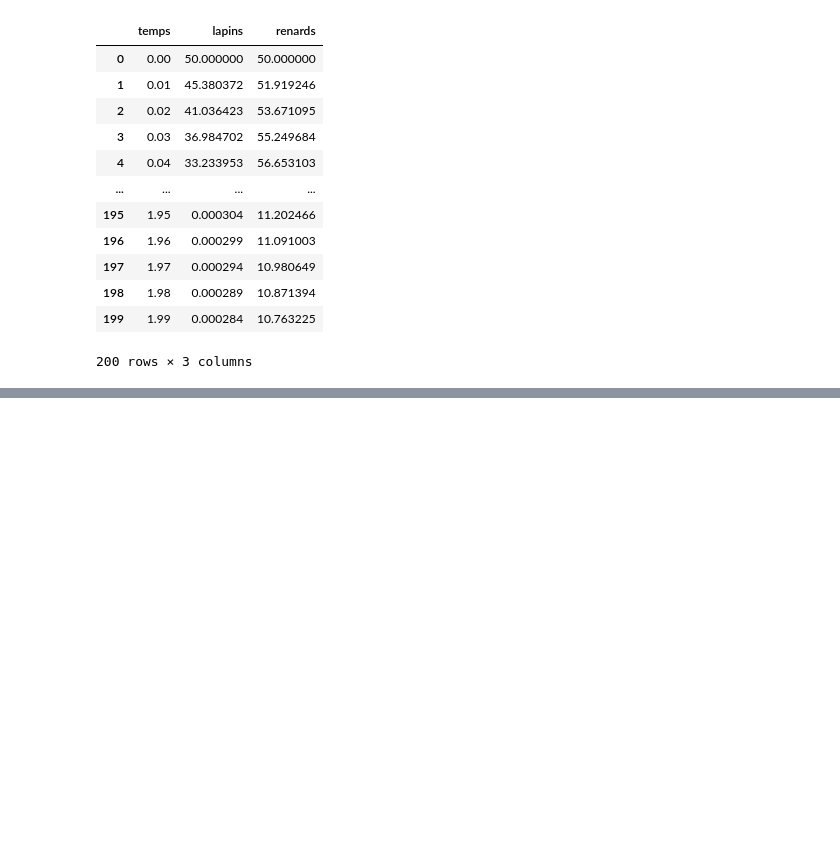
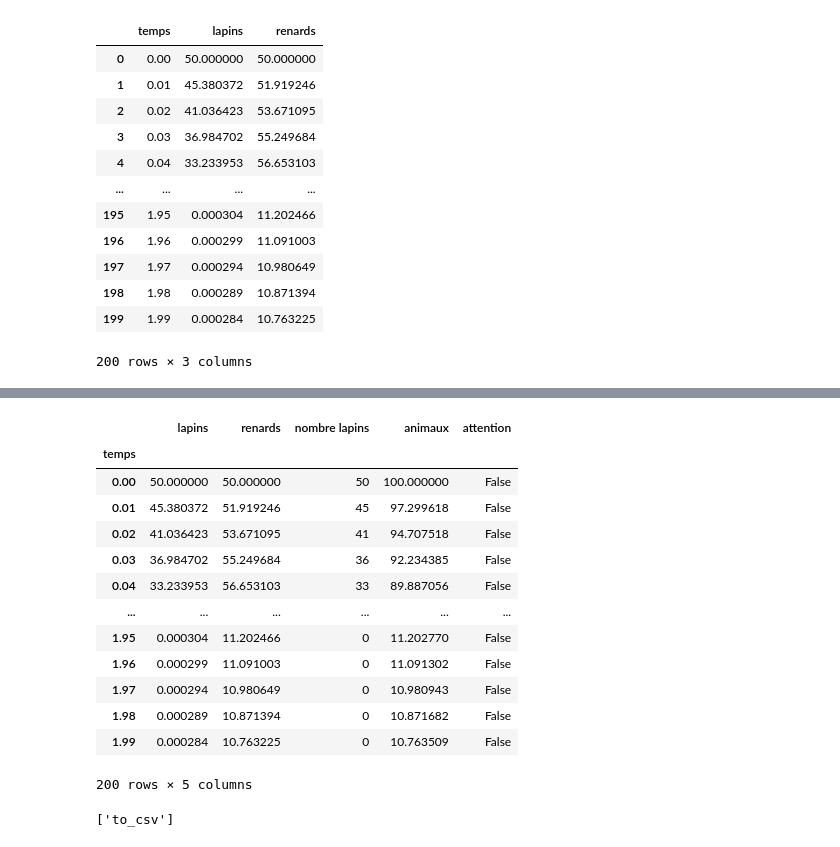
Before and after one commit to boisgera/data-sandbox, a Jupyter notebook: demo.ipynb, the cells around one changed output, grey strips where cells are left out. Cells and saved outputs as stored; diff of their text form; code cells hidden in the pictures; blank space fills up the shorter version.

```diff
--- a/demo.ipynb
+++ b/demo.ipynb
@@ -329,0 +446,21 @@ df
+# %%
+df.set_index("temps")
+# %% [output]
+|  | lapins | renards | nombre lapins | animaux | attention |
+| temps |  |  |  |  |  |
+| 0.00 | 50.000000 | 50.000000 | 50 | 100.000000 | False |
+| 0.01 | 45.380372 | 51.919246 | 45 | 97.299618 | False |
+| 0.02 | 41.036423 | 53.671095 | 41 | 94.707518 | False |
+| 0.03 | 36.984702 | 55.249684 | 36 | 92.234385 | False |
+| 0.04 | 33.233953 | 56.653103 | 33 | 89.887056 | False |
+| ... | ... | ... | ... | ... | ... |
+| 1.95 | 0.000304 | 11.202466 | 0 | 11.202770 | False |
+| 1.96 | 0.000299 | 11.091003 | 0 | 11.091302 | False |
+| 1.97 | 0.000294 | 10.980649 | 0 | 10.980943 | False |
+| 1.98 | 0.000289 | 10.871394 | 0 | 10.871682 | False |
+| 1.99 | 0.000284 | 10.763225 | 0 | 10.763509 | False |
+200 rows × 5 columns
+# %%
+[x for x in dir(df) if "csv" in x]
+# %% [output]
+['to_csv']
```
Also changed, not shown: parts of 12 cells of this notebook.
